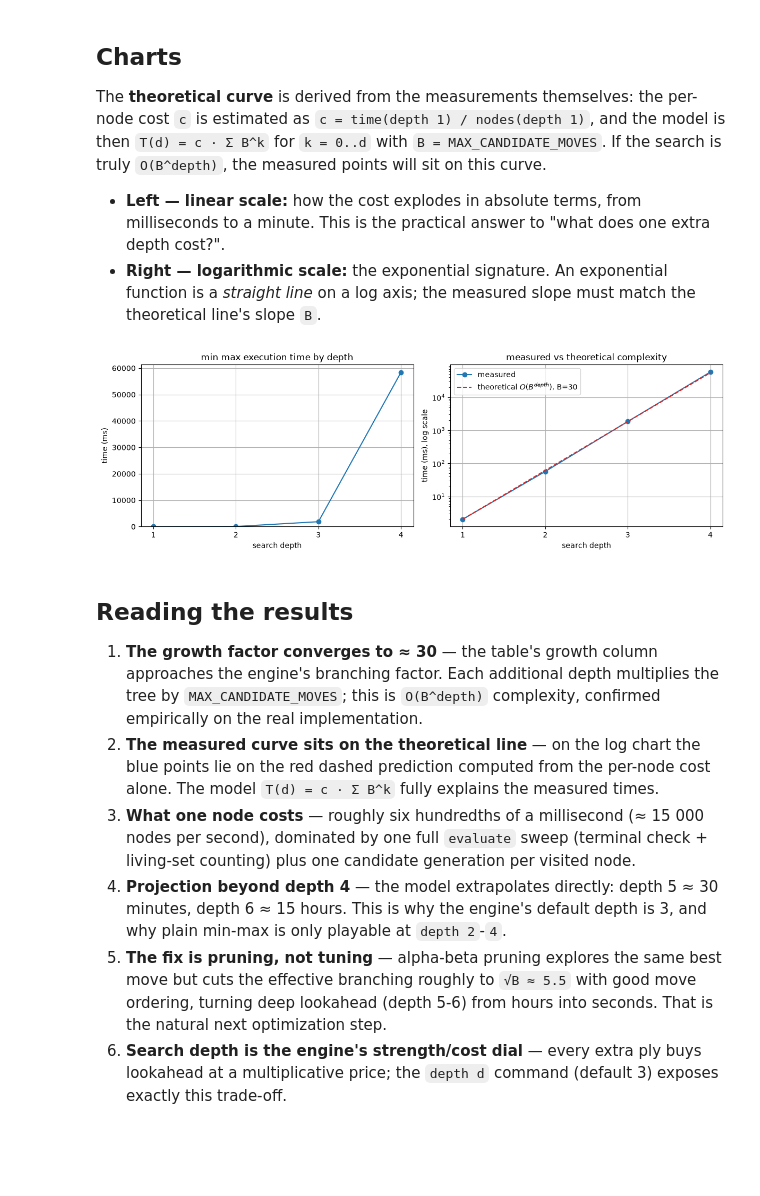
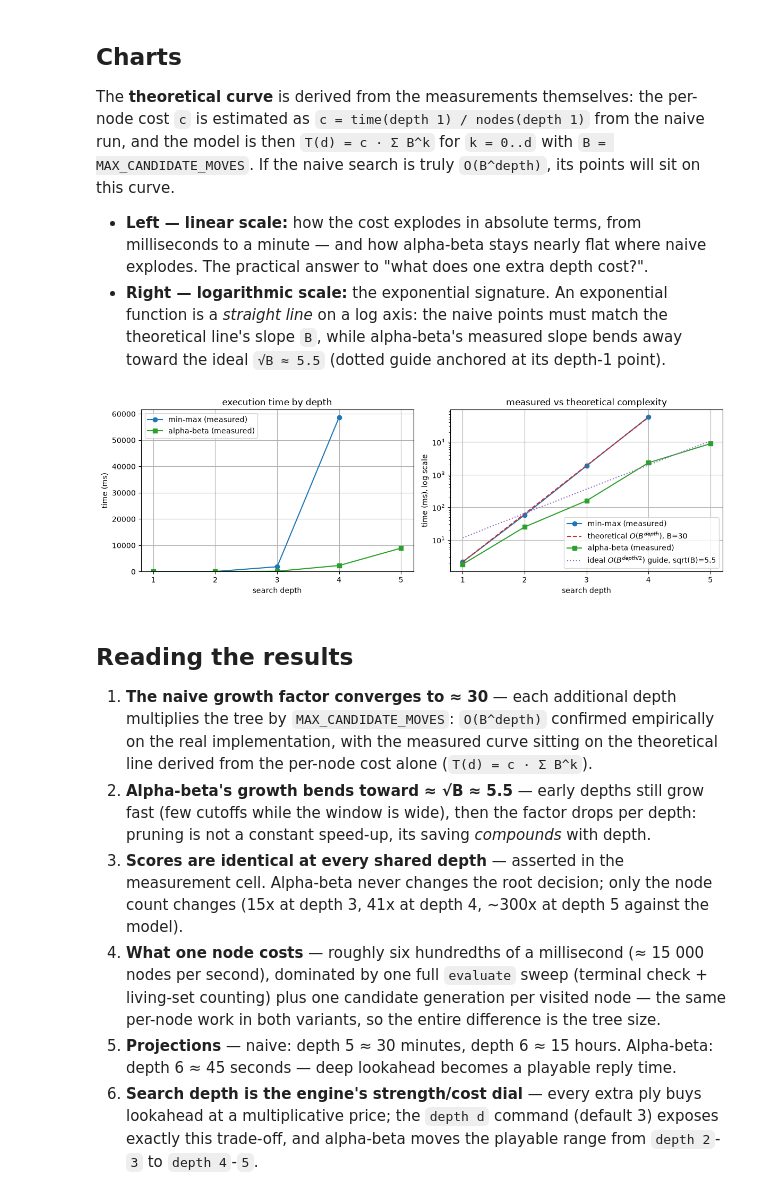
Before and after one commit to EugeneButovka/Connect6Engine, a Jupyter notebook: benchmarks/perf_depth.ipynb, the cells around one changed output. Drawn from its saved outputs; the diff is of its cells as text; code cells hidden in the pictures; blank space fills up the shorter version.

Commit message:
add alpha-beta search

```diff
--- a/benchmarks/perf_depth.ipynb
+++ b/benchmarks/perf_depth.ipynb
@@ -87,60 +136,73 @@ for depth, ms, n in zip(DEPTHS, times_ms, node_counts):
 ## Charts
 
 The **theoretical curve** is derived from the measurements themselves: the per-node cost `c`
-is estimated as `c = time(depth 1) / nodes(depth 1)`, and the model is then
-`T(d) = c · Σ B^k` for `k = 0..d` with `B = MAX_CANDIDATE_MOVES`. If the search is truly
-`O(B^depth)`, the measured points will sit on this curve.
+is estimated as `c = time(depth 1) / nodes(depth 1)` from the naive run, and the model is
+then `T(d) = c · Σ B^k` for `k = 0..d` with `B = MAX_CANDIDATE_MOVES`. If the naive search is
+truly `O(B^depth)`, its points will sit on this curve.
 
 - **Left — linear scale:** how the cost explodes in absolute terms, from milliseconds to a
-  minute. This is the practical answer to "what does one extra depth cost?".
+  minute — and how alpha-beta stays nearly flat where naive explodes. The practical answer
+  to "what does one extra depth cost?".
 - **Right — logarithmic scale:** the exponential signature. An exponential function is a
-  *straight line* on a log axis; the measured slope must match the theoretical line's slope `B`.
+  *straight line* on a log axis: the naive points must match the theoretical line's slope
+  `B`, while alpha-beta's measured slope bends away toward the ideal `√B ≈ 5.5` (dotted
+  guide anchored at its depth-1 point).
 # %%
 import matplotlib.pyplot as plt
 
-node_cost_ms = times_ms[0] / node_counts[0]
+node_cost_ms = naive_times[0] / naive_nodes[0]
 predicted_ms = [node_cost_ms * sum(BRANCHING ** k for k in range(d + 1)) for d in DEPTHS]
+pruned_guide_ms = [
+    pruned_times[0] * sum(BRANCHING ** (k / 2) for k in range(d + 1))
+    for d in PRUNED_DEPTHS
+]
 
 fig, (ax1, ax2) = plt.subplots(1, 2, figsize=(12, 4))
 
-ax1.plot(DEPTHS, times_ms, marker="o", color="tab:blue")
+ax1.plot(DEPTHS, naive_times, marker="o", color="tab:blue", label="min-max (measured)")
+ax1.plot(PRUNED_DEPTHS, pruned_times, marker="s", color="tab:green", label="alpha-beta (measured)")
 ax1.set_xlabel("search depth")
 ax1.set_ylabel("time (ms)")
-ax1.set_title("min max execution time by depth")
-ax1.set_xticks(DEPTHS)
+ax1.set_title("execution time by depth")
+ax1.set_xticks(PRUNED_DEPTHS)
 ax1.set_ylim(bottom=0)
+ax1.legend()
 ax1.grid(True)
 
-ax2.semilogy(DEPTHS, times_ms, marker="o", color="tab:blue", label="measured")
+ax2.semilogy(DEPTHS, naive_times, marker="o", color="tab:blue", label="min-max (measured)")
 ax2.semilogy(DEPTHS, predicted_ms, linestyle="--", color="tab:red", label=f"theoretical $O(B^{{depth}})$, B={BRANCHING}")
+ax2.semilogy(PRUNED_DEPTHS, pruned_times, marker="s", color="tab:green", label="alpha-beta (measured)")
+ax2.semilogy(PRUNED_DEPTHS, pruned_guide_ms, linestyle=":", color="tab:purple", label=f"ideal $O(B^{{depth/2}})$ guide, sqrt(B)={BRANCHING ** 0.5:.1f}")
 ax2.set_xlabel("search depth")
 ax2.set_ylabel("time (ms), log scale")
 ax2.set_title("measured vs theoretical complexity")
-ax2.set_xticks(DEPTHS)
+ax2.set_xticks(PRUNED_DEPTHS)
 ax2.legend()
 ax2.grid(True)
 
 plt.tight_layout()
 plt.show()
 # %% [output]
-[figure, old version]
+[figure, new version]
 # %% [markdown]
 ## Reading the results
 
-1. **The growth factor converges to ≈ 30** — the table's growth column approaches the engine's
-   branching factor. Each additional depth multiplies the tree by `MAX_CANDIDATE_MOVES`; this
-   is `O(B^depth)` complexity, confirmed empirically on the real implementation.
-2. **The measured curve sits on the theoretical line** — on the log chart the blue points lie on
-   the red dashed prediction computed from the per-node cost alone. The model
-   `T(d) = c · Σ B^k` fully explains the measured times.
-3. **What one node costs** — roughly six hundredths of a millisecond (≈ 15 000 nodes per second),
-   dominated by one full `evaluate` sweep (terminal check + living-set counting) plus one
-   candidate generation per visited node.
-4. **Projection beyond depth 4** — the model extrapolates directly: depth 5 ≈ 30 minutes,
-   depth 6 ≈ 15 hours. This is why the engine's default depth is 3, and why plain min-max is
-   only playable at `depth 2`-`4`.
-5. **The fix is pruning, not tuning** — alpha-beta pruning explores the same best move but cuts
-   the effective branching roughly to `√B ≈ 5.5` with good move ordering, turning deep lookahead
-   (depth 5-6) from hours into seconds. That is the natural next optimization step.
+1. **The naive growth factor converges to ≈ 30** — each additional depth multiplies the
+   tree by `MAX_CANDIDATE_MOVES`: `O(B^depth)` confirmed empirically on the real
+   implementation, with the measured curve sitting on the theoretical line derived from
+   the per-node cost alone (`T(d) = c · Σ B^k`).
+2. **Alpha-beta's growth bends toward ≈ √B ≈ 5.5** — early depths still grow fast (few
+   cutoffs while the window is wide), then the factor drops per depth: pruning is not a
+   constant speed-up, its saving *compounds* with depth.
+3. **Scores are identical at every shared depth** — asserted in the measurement cell.
+   Alpha-beta never changes the root decision; only the node count changes (15x at
+   depth 3, 41x at depth 4, ~300x at depth 5 against the model).
+4. **What one node costs** — roughly six hundredths of a millisecond (≈ 15 000 nodes per
+   second), dominated by one full `evaluate` sweep (terminal check + living-set counting)
+   plus one candidate generation per visited node — the same per-node work in both variants,
+   so the entire difference is the tree size.
+5. **Projections** — naive: depth 5 ≈ 30 minutes, depth 6 ≈ 15 hours. Alpha-beta: depth 6
+   ≈ 45 seconds — deep lookahead becomes a playable reply time.
 6. **Search depth is the engine's strength/cost dial** — every extra ply buys lookahead at a
-   multiplicative price; the `depth d` command (default 3) exposes exactly this trade-off.
+   multiplicative price; the `depth d` command (default 3) exposes exactly this trade-off,
+   and alpha-beta moves the playable range from `depth 2`-`3` to `depth 4`-`5`.
```
Also changed, not shown: parts of 2 cells of this notebook, 5 other files.
